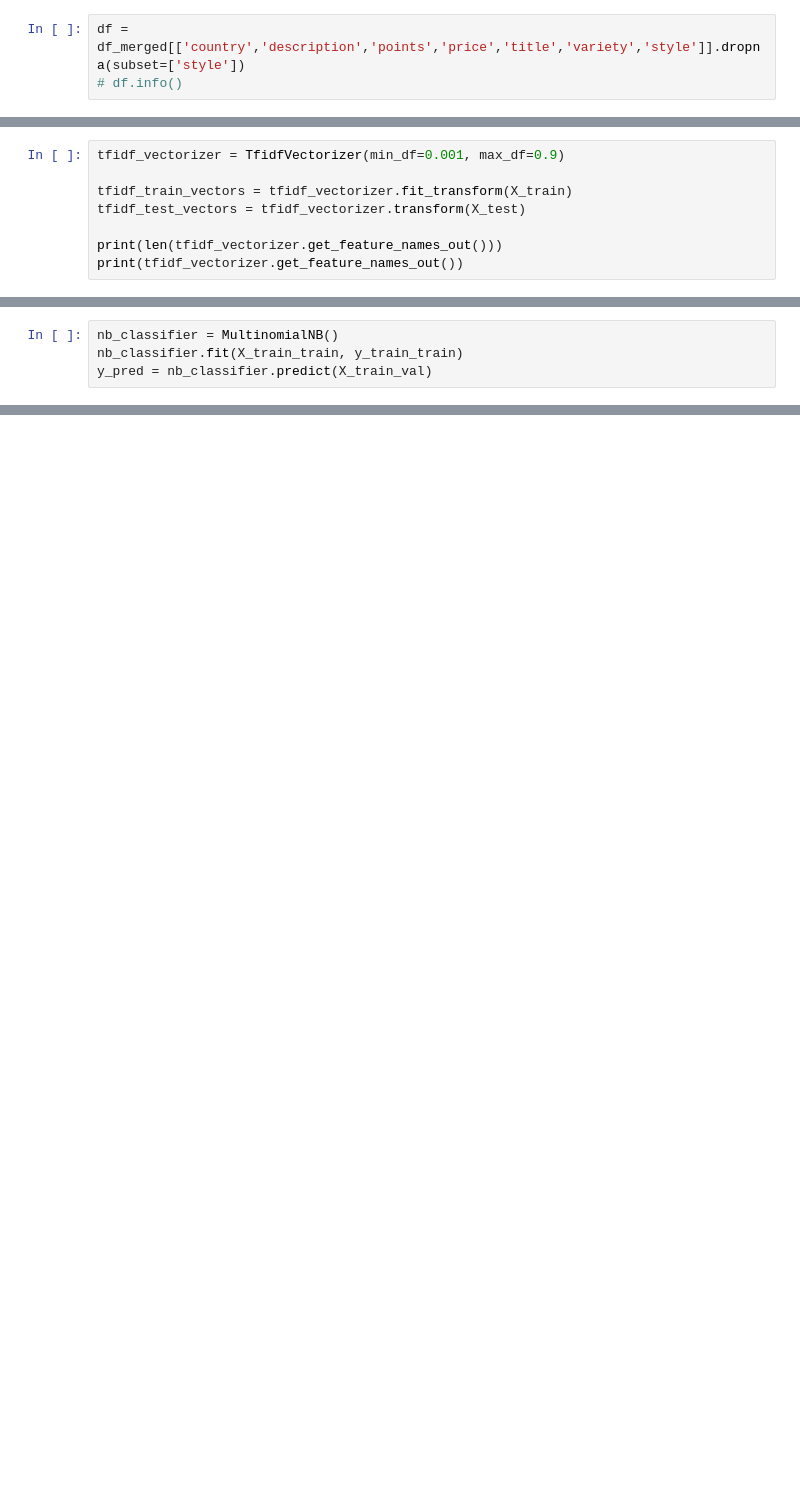
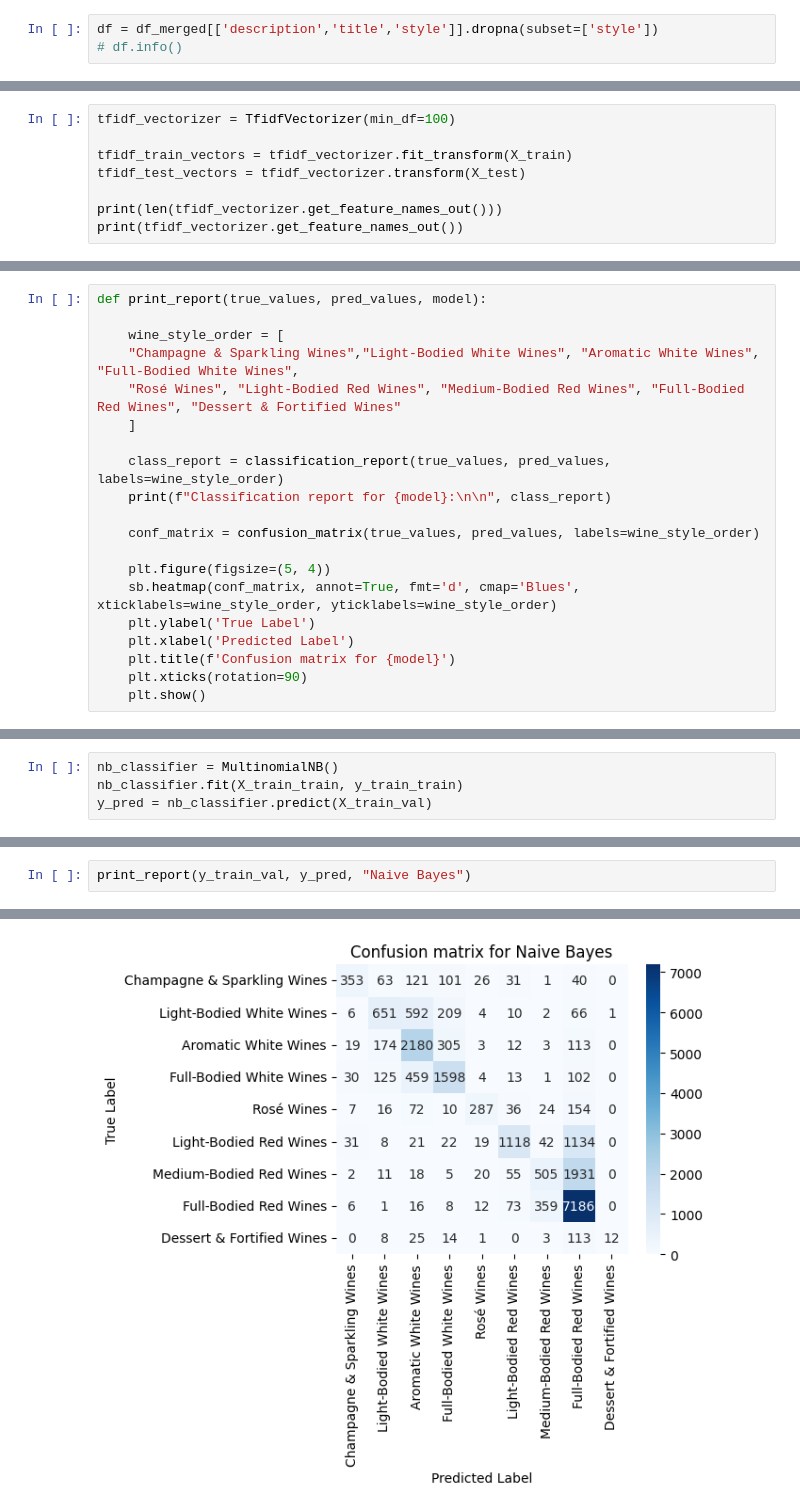
Before and after one commit to isidora00/ML_StudyBuddy, a Jupyter notebook: wine_reviews.ipynb, the cells around one changed output, grey strips where cells are left out. Cells and saved outputs as stored; diff of their text form; blank space fills up the shorter version.

Commit message:
update wine review classification
TODO : ranodm_forest_model.pkl too large, compress all models later

```diff
--- a/wine_reviews.ipynb
+++ b/wine_reviews.ipynb
@@ -60,5 +152,5 @@ df_merged['style'] = df_merged['style_x'].fillna(df_merged['style_y'])
 # %%
-df = df_merged[['country','description','points','price','title','variety','style']].dropna(subset=['style'])
+df = df_merged[['description','title','style']].dropna(subset=['style'])
 # df.info()
 # %%
 df['style'].value_counts()
@@ -139,5 +246,5 @@ Zanimaju nas reči koji se nalaze u barem 0.1% dokumenata (~100), kako bismo ods
 # %%
-tfidf_vectorizer = TfidfVectorizer(min_df=0.001, max_df=0.9)
+tfidf_vectorizer = TfidfVectorizer(min_df=100)
 
 tfidf_train_vectors = tfidf_vectorizer.fit_transform(X_train)
 tfidf_test_vectors = tfidf_vectorizer.transform(X_test)
@@ -152,2 +269,22 @@ Na ovako pripremljenim podacima primenićemo prvo Naivni Bajesov model. Potrebno
 # %%
 X_train_train, X_train_val, y_train_train, y_train_val = train_test_split(tfidf_train_vectors, y_train, test_size=0.2, random_state=42,stratify=y_train)
+# %%
+def print_report(true_values, pred_values, model):
+
+    wine_style_order = [
+    "Champagne & Sparkling Wines","Light-Bodied White Wines", "Aromatic White Wines", "Full-Bodied White Wines",
+    "Rosé Wines", "Light-Bodied Red Wines", "Medium-Bodied Red Wines", "Full-Bodied Red Wines", "Dessert & Fortified Wines"
+    ]
+
+    class_report = classification_report(true_values, pred_values, labels=wine_style_order)
+    print(f"Classification report for {model}:\n\n", class_report)
+
+    conf_matrix = confusion_matrix(true_values, pred_values, labels=wine_style_order)
+
+    plt.figure(figsize=(5, 4))
+    sb.heatmap(conf_matrix, annot=True, fmt='d', cmap='Blues', xticklabels=wine_style_order, yticklabels=wine_style_order)
+    plt.ylabel('True Label')
+    plt.xlabel('Predicted Label')
+    plt.title(f'Confusion matrix for {model}')
+    plt.xticks(rotation=90)
+    plt.show()
@@ -245,0 +331,3 @@ Name: Rosé Wines, dtype: float64
+# %%
+print_report(y_train_val, y_pred, "Naive Bayes")
+# %% [output]
@@ -245,0 +351 @@ Name: Rosé Wines, dtype: float64
+[figure, added]
```
Also changed, not shown: parts of 46 cells of this notebook, 3 other files.
